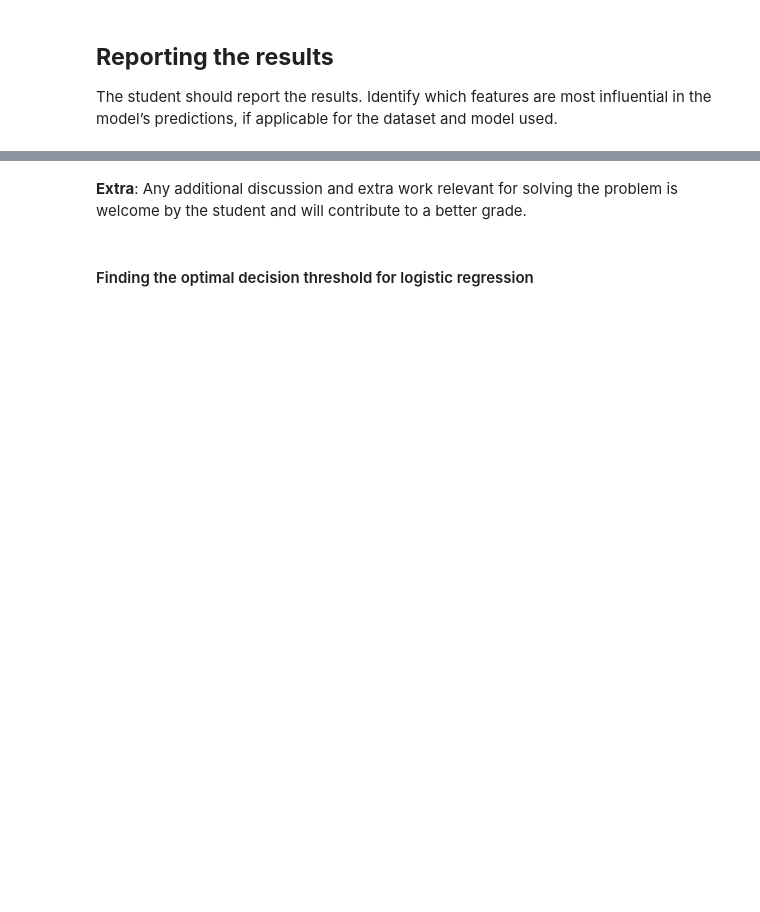
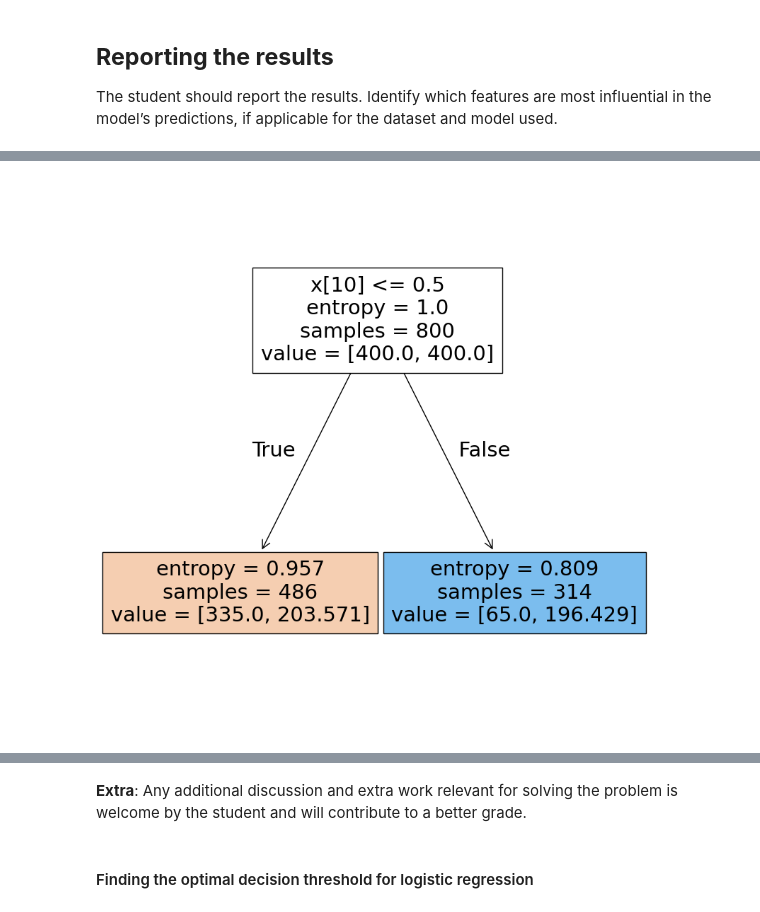
Before and after one commit to reascr/MSC-in-IT-and-Cognition, a Jupyter notebook: AppliedAI/First_assignment_dataset_2.ipynb, the cells around one changed output, grey strips where cells are left out. Cells and saved outputs as stored; diff of their text form; code cells hidden in the pictures; blank space fills up the shorter version.

```diff
--- a/AppliedAI/First_assignment_dataset_2.ipynb
+++ b/AppliedAI/First_assignment_dataset_2.ipynb
@@ -634 +708,8 @@ print(coef_df_sorted[['feature', 'coefficient']])
+# %%
+from sklearn import tree
+plt.figure(figsize=(10,10))
+tree.plot_tree(decision_tree_model, filled=True)
+plt.show()
+# %% [output]
+[figure, added]
 # %%
```
Also changed, not shown: parts of 8 cells of this notebook.
